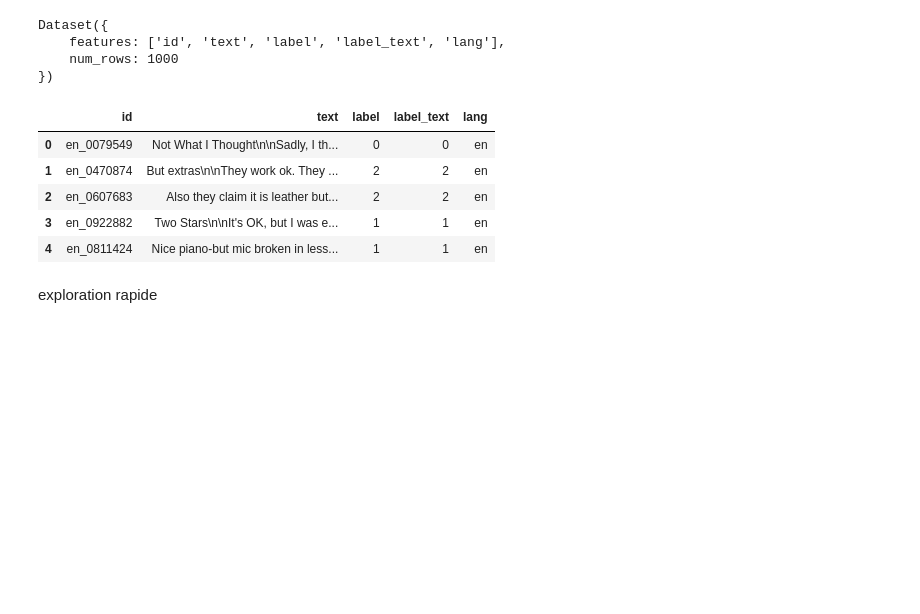
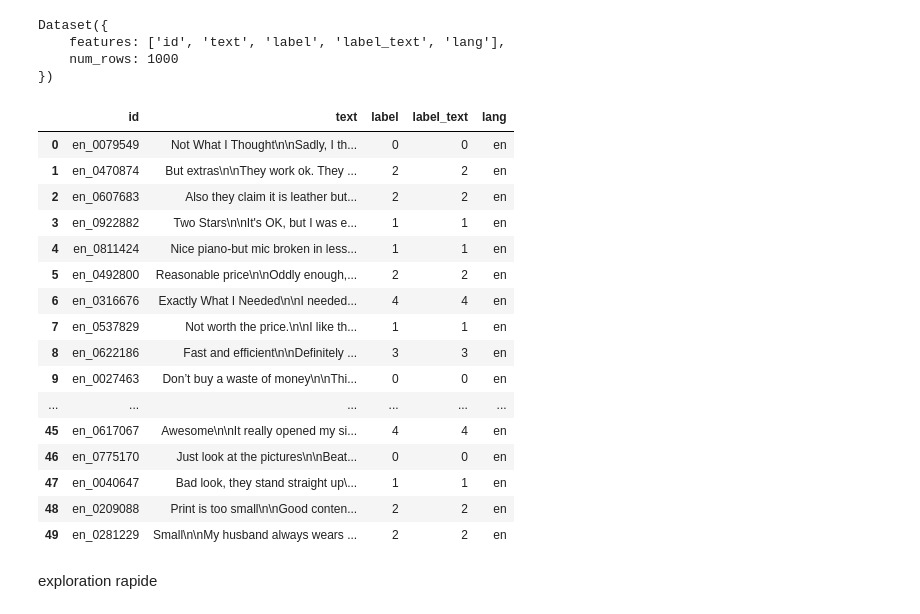
Before and after one commit to fomen2001/projet-analyse-des-sentiments, a Jupyter notebook: TP01.ipynb, the cells around one changed output. Saved outputs shown, nothing was run; the diff lists cells and outputs as text; code cells hidden in the pictures; blank space fills up the shorter version.

```diff
--- a/TP01.ipynb
+++ b/TP01.ipynb
@@ -54,7 +54,7 @@ fr = load_dataset(
 # %%
 from collections import Counter
 
-def stratified_sample(ds, label_col="stars", n=500, seed=42):
+def stratified_sample(ds, label_col="label", n=500, seed=42):
     rng = np.random.default_rng(seed)
     labels = np.array(ds[label_col])
     unique, counts = np.unique(labels, return_counts=True)
@@ -139,15 +139,26 @@ Dataset({
 # %%
 import pandas as pd
 
 df = dataset_all.to_pandas()
-df.head()
+df.head(50)
 # %% [output]
 |  | id | text | label | label_text | lang |
 | 0 | en_0079549 | Not What I Thought\n\nSadly, I th... | 0 | 0 | en |
 | 1 | en_0470874 | But extras\n\nThey work ok. They ... | 2 | 2 | en |
 | 2 | en_0607683 | Also they claim it is leather but... | 2 | 2 | en |
 | 3 | en_0922882 | Two Stars\n\nIt's OK, but I was e... | 1 | 1 | en |
 | 4 | en_0811424 | Nice piano-but mic broken in less... | 1 | 1 | en |
+| 5 | en_0492800 | Reasonable price\n\nOddly enough,... | 2 | 2 | en |
+| 6 | en_0316676 | Exactly What I Needed\n\nI needed... | 4 | 4 | en |
+| 7 | en_0537829 | Not worth the price.\n\nI like th... | 1 | 1 | en |
+| 8 | en_0622186 | Fast and efficient\n\nDefinitely ... | 3 | 3 | en |
+| 9 | en_0027463 | Don’t buy a waste of money\n\nThi... | 0 | 0 | en |
+| ... | ... | ... | ... | ... | ... |
+| 45 | en_0617067 | Awesome\n\nIt really opened my si... | 4 | 4 | en |
+| 46 | en_0775170 | Just look at the pictures\n\nBeat... | 0 | 0 | en |
+| 47 | en_0040647 | Bad look, they stand straight up\... | 1 | 1 | en |
+| 48 | en_0209088 | Print is too small\n\nGood conten... | 2 | 2 | en |
+| 49 | en_0281229 | Small\n\nMy husband always wears ... | 2 | 2 | en |
 # %% [markdown]
 exploration rapide
 # %%
```
Also changed, not shown: parts of 8 cells of this notebook, 3 other files.
